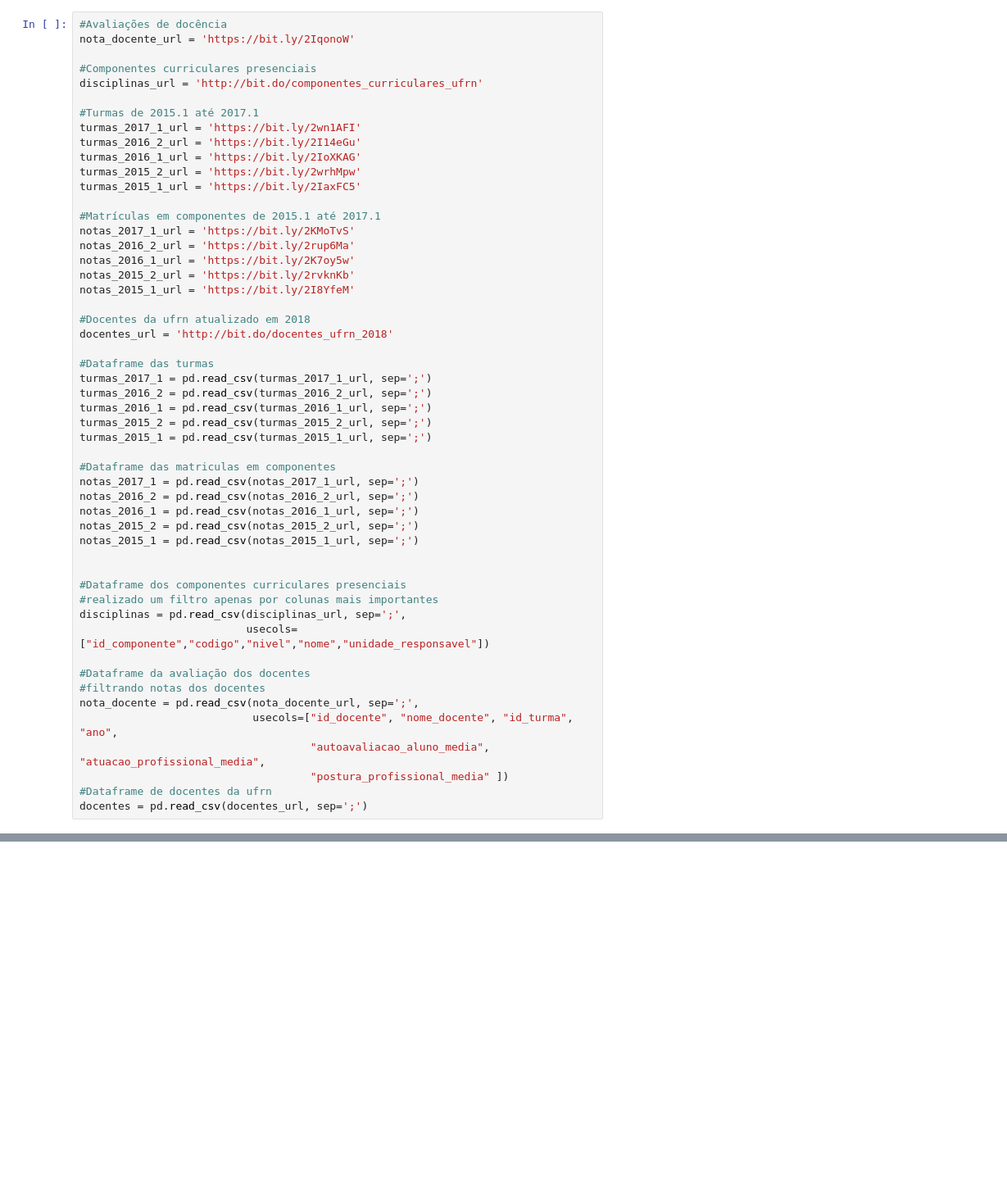
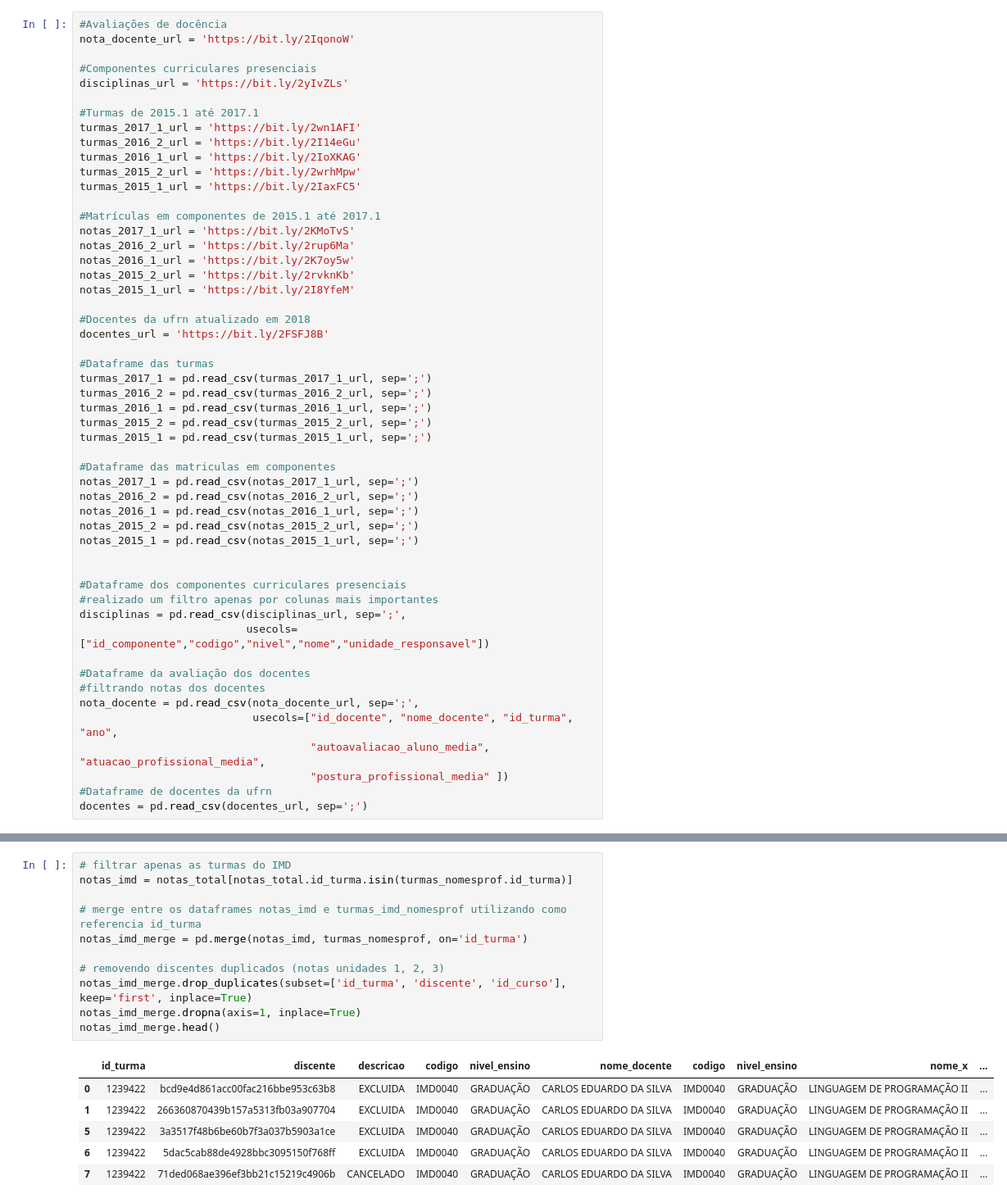
Before and after one commit to Ahrkano/Projeto_Probabilidade, a Jupyter notebook: Projeto 2.ipynb, the cells around one changed output, grey strips where cells are left out. Shown at 82% size. Cells and saved outputs as stored; diff of their text form; blank space fills up the shorter version.

Commit message:
Add files via upload
removendo duplicados

```diff
--- a/Projeto 2.ipynb
+++ b/Projeto 2.ipynb
@@ -29,7 +29,7 @@ import numpy as np
 nota_docente_url = 'https://bit.ly/2IqonoW'
 
 #Componentes curriculares presenciais
-disciplinas_url = 'http://bit.do/componentes_curriculares_ufrn'
+disciplinas_url = 'https://bit.ly/2yIvZLs'
 
 #Turmas de 2015.1 até 2017.1
 turmas_2017_1_url = 'https://bit.ly/2wn1AFI'
@@ -46,7 +46,7 @@ notas_2015_2_url = 'https://bit.ly/2rvknKb'
 notas_2015_1_url = 'https://bit.ly/2I8YfeM'
 
 #Docentes da ufrn atualizado em 2018
-docentes_url = 'http://bit.do/docentes_ufrn_2018'
+docentes_url = 'https://bit.ly/2FSFJ8B'
 
 #Dataframe das turmas
 turmas_2017_1 = pd.read_csv(turmas_2017_1_url, sep=';')
@@ -219,3 +219,21 @@ avaliacao_turma.head()
 | 4 | 57565081 | IMD0522 | GRADUAÇÃO | CHARLES ANDRYE GALVAO MADEIRA | IMD0522 | GRADUAÇÃO | JOGOS DIGITAIS COMO FERRAMENTA PE... | 60 | ... |
 # %% [markdown]
 ### Anexando porcentagem de aprovação por turma
+# %%
+# filtrar apenas as turmas do IMD
+notas_imd = notas_total[notas_total.id_turma.isin(turmas_nomesprof.id_turma)]
+
+# merge entre os dataframes notas_imd e turmas_imd_nomesprof utilizando como referencia id_turma
+notas_imd_merge = pd.merge(notas_imd, turmas_nomesprof, on='id_turma')
+
+# removendo discentes duplicados (notas unidades 1, 2, 3)
+notas_imd_merge.drop_duplicates(subset=['id_turma', 'discente', 'id_curso'], keep='first', inplace=True)
+notas_imd_merge.dropna(axis=1, inplace=True)
+notas_imd_merge.head()
+# %% [output]
+|  | id_turma | discente | descricao | codigo | nivel_ensino | nome_docente | codigo | nivel_ensino | nome_x | ... |
+| 0 | 1239422 | bcd9e4d861acc00fac216bbe953c63b8 | EXCLUIDA | IMD0040 | GRADUAÇÃO | CARLOS EDUARDO DA SILVA | IMD0040 | GRADUAÇÃO | LINGUAGEM DE PROGRAMAÇÃO II | ... |
+| 1 | 1239422 | 266360870439b157a5313fb03a907704 | EXCLUIDA | IMD0040 | GRADUAÇÃO | CARLOS EDUARDO DA SILVA | IMD0040 | GRADUAÇÃO | LINGUAGEM DE PROGRAMAÇÃO II | ... |
+| 5 | 1239422 | 3a3517f48b6be60b7f3a037b5903a1ce | EXCLUIDA | IMD0040 | GRADUAÇÃO | CARLOS EDUARDO DA SILVA | IMD0040 | GRADUAÇÃO | LINGUAGEM DE PROGRAMAÇÃO II | ... |
+| 6 | 1239422 | 5dac5cab88de4928bbc3095150f768ff | EXCLUIDA | IMD0040 | GRADUAÇÃO | CARLOS EDUARDO DA SILVA | IMD0040 | GRADUAÇÃO | LINGUAGEM DE PROGRAMAÇÃO II | ... |
+| 7 | 1239422 | 71ded068ae396ef3bb21c15219c4906b | CANCELADO | IMD0040 | GRADUAÇÃO | CARLOS EDUARDO DA SILVA | IMD0040 | GRADUAÇÃO | LINGUAGEM DE PROGRAMAÇÃO II | ... |
```
Also changed, not shown: parts of 1 cell of this notebook.
